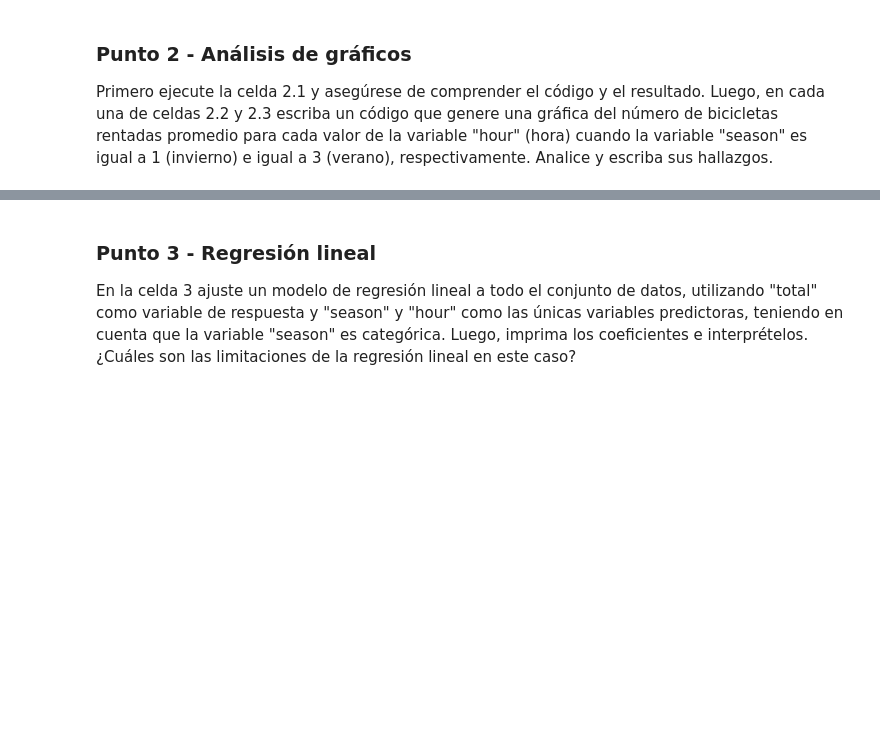
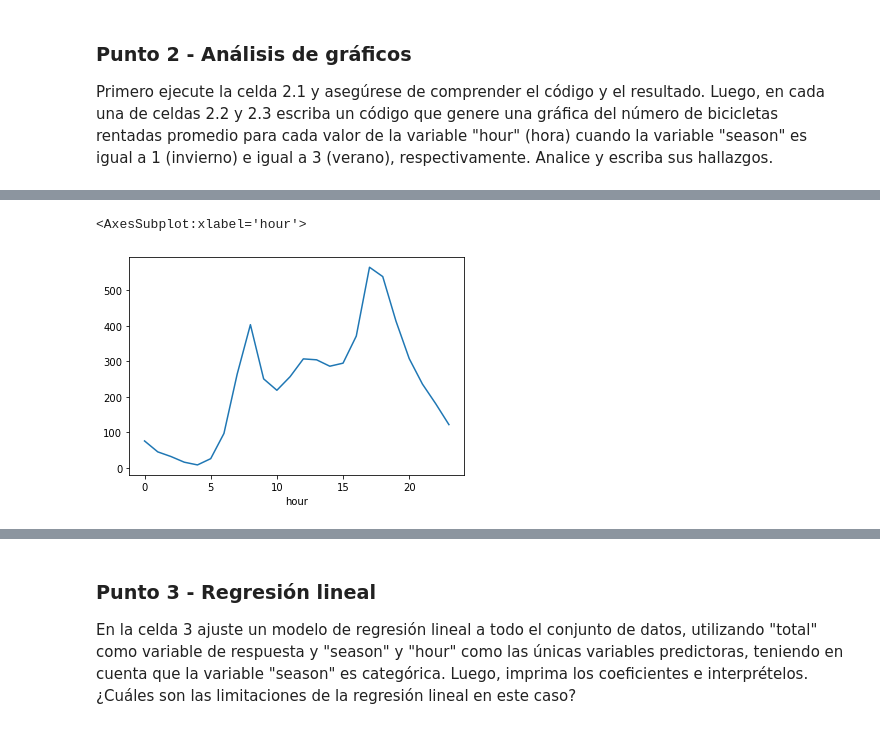
Before and after one commit to fcAlvarez10/MIAD_ML_NLP_2023, a Jupyter notebook: Semana 1/S1TC1_arboles_ensamblajes.ipynb, the cells around one changed output, grey strips where cells are left out. Cells and saved outputs as stored; diff of their text form; code cells hidden in the pictures; blank space fills up the shorter version.

```diff
--- a/Semana 1/S1TC1_arboles_ensamblajes.ipynb
+++ b/Semana 1/S1TC1_arboles_ensamblajes.ipynb
@@ -59,2 +89,6 @@ bikes.groupby('hour').total.mean().plot()
 # %%
 # Celda 2.3 - "season"=3 escriba su código y hallazgos
+bikes[bikes['season']==3].groupby('hour').total.mean().plot()
+# %% [output]
+<AxesSubplot:xlabel='hour'>
+[figure, added]
```
Also changed, not shown: parts of 10 cells of this notebook.
